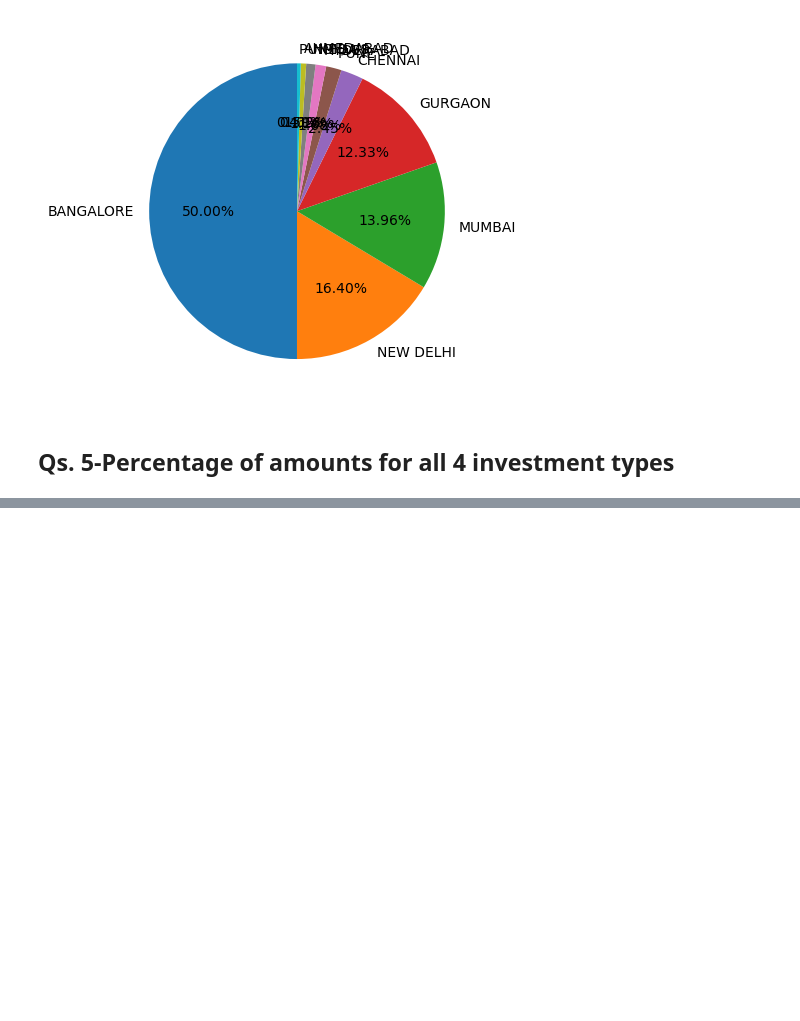
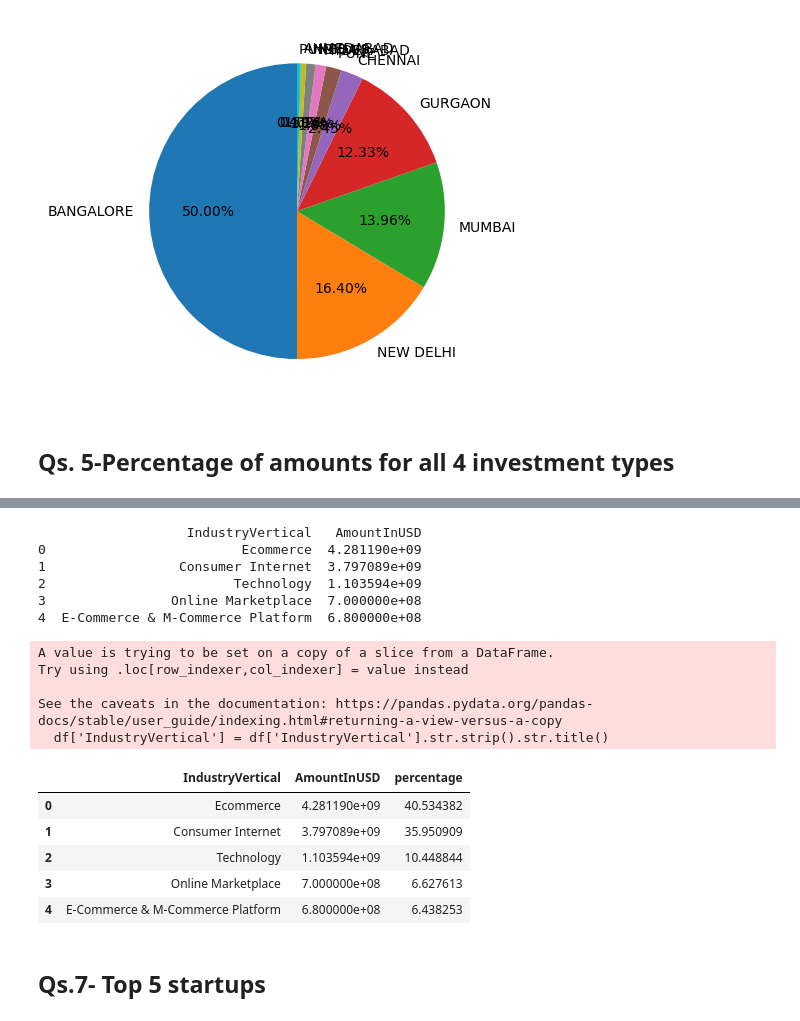
Before and after one commit to Vishal-Nishad/Machine-Learning, a Jupyter notebook: 14. Project - Case Study (Part - I)/14. Project Case Study Part 1.ipynb, the cells around one changed output, grey strips where cells are left out. Cells and saved outputs as stored; diff of their text form; code cells hidden in the pictures; blank space fills up the shorter version.

```diff
--- a/14. Project - Case Study (Part - I)/14. Project Case Study Part 1.ipynb
+++ b/14. Project - Case Study (Part - I)/14. Project Case Study Part 1.ipynb
@@ -282,0 +314,35 @@ plt.show()
+# %%
+df['IndustryVertical'] = df['IndustryVertical'].str.strip().str.title()
+
+top_ind=df.groupby('IndustryVertical')['AmountInUSD'].sum().reset_index()
+top_ind = top_ind.sort_values(by='AmountInUSD', ascending=False).reset_index(drop=True).head(5)
+print(top_ind)
+
+def calculatepercentage(row,total_sum):
+    return row*100/total_sum
+total_sum=top_ind['AmountInUSD'].sum()
+top_ind['percentage']=0
+for i in range(len(top_ind)):
+    top_ind.loc[i,'percentage']=calculatepercentage(top_ind.loc[i,'AmountInUSD'],total_sum)
+
+top_ind
+# %% [output]
+                   IndustryVertical   AmountInUSD
+0                         Ecommerce  4.281190e+09
+1                 Consumer Internet  3.797089e+09
+2                        Technology  1.103594e+09
+3                Online Marketplace  7.000000e+08
+4  E-Commerce & M-Commerce Platform  6.800000e+08
+A value is trying to be set on a copy of a slice from a DataFrame.
+Try using .loc[row_indexer,col_indexer] = value instead
+
+See the caveats in the documentation: https://pandas.pydata.org/pandas-docs/stable/user_guide/indexing.html#returning-a-view-versus-a-copy
+  df['IndustryVertical'] = df['IndustryVertical'].str.strip().str.title()
+|  | IndustryVertical | AmountInUSD | percentage |
+| 0 | Ecommerce | 4.281190e+09 | 40.534382 |
+| 1 | Consumer Internet | 3.797089e+09 | 35.950909 |
+| 2 | Technology | 1.103594e+09 | 10.448844 |
+| 3 | Online Marketplace | 7.000000e+08 | 6.627613 |
+| 4 | E-Commerce & M-Commerce Platform | 6.800000e+08 | 6.438253 |
+# %% [markdown]
+## Qs.7- Top 5 startups
```
Also changed, not shown: parts of 10 cells of this notebook.
